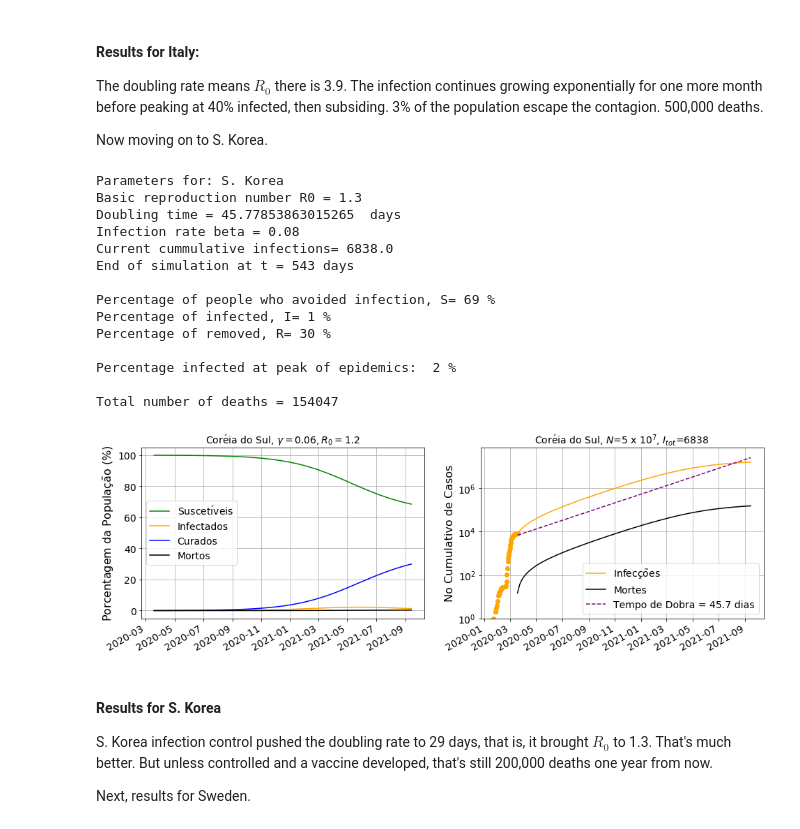
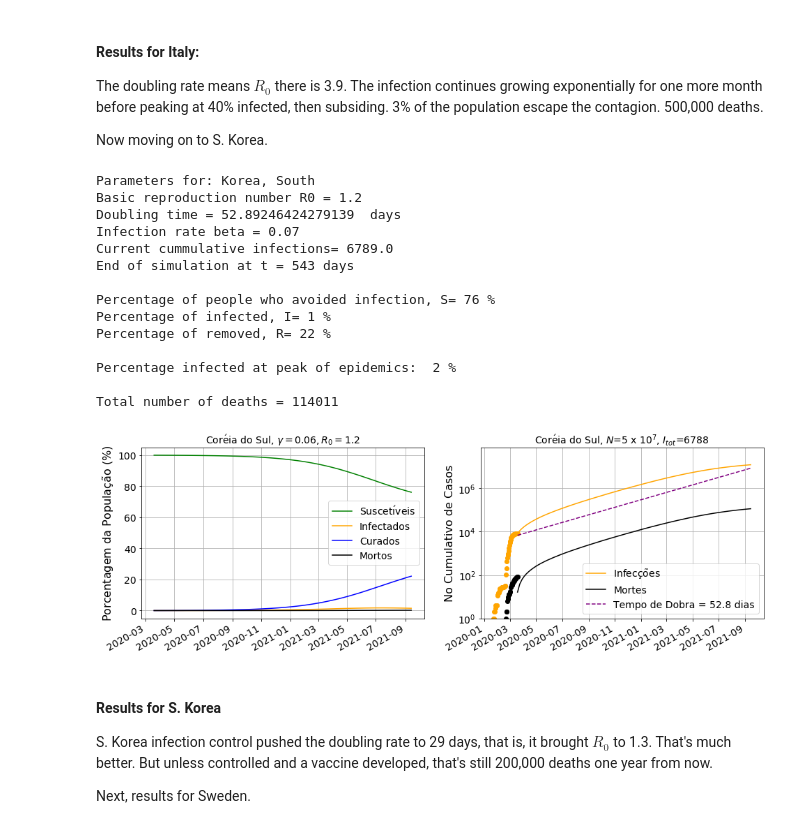
Before and after one commit to wlyra/covid19, a Jupyter notebook: covid19.ipynb, the cells around one changed output. Drawn from its saved outputs; the diff is of its cells as text; code cells hidden in the pictures.

```diff
--- a/covid19.ipynb
+++ b/covid19.ipynb
@@ -537,24 +542,24 @@ The doubling rate means $R_0$ there is 3.9. The infection continues growing expo
 
 Now moving on to S. Korea.
 # %%
-country = select_country('S. Korea')
+country = select_country('Korea, South')
 f = plottage(country,RK3(country))
 # %% [output]
-Parameters for: S. Korea
-Basic reproduction number R0 = 1.3
-Doubling time = 45.77853863015265  days
-Infection rate beta = 0.08
-Current cummulative infections= 6838.0
+Parameters for: Korea, South
+Basic reproduction number R0 = 1.2
+Doubling time = 52.89246424279139  days
+Infection rate beta = 0.07
+Current cummulative infections= 6789.0
 End of simulation at t = 543 days
 
-Percentage of people who avoided infection, S= 69 %
+Percentage of people who avoided infection, S= 76 %
 Percentage of infected, I= 1 %
-Percentage of removed, R= 30 %
+Percentage of removed, R= 22 %
 
 Percentage infected at peak of epidemics:  2 %
 
-Total number of deaths = 154047
+Total number of deaths = 114011
-[figure, old version]
+[figure, new version]
 # %% [markdown]
 #### Results for S. Korea
 
```
Also changed, not shown: parts of 8 cells of this notebook.
